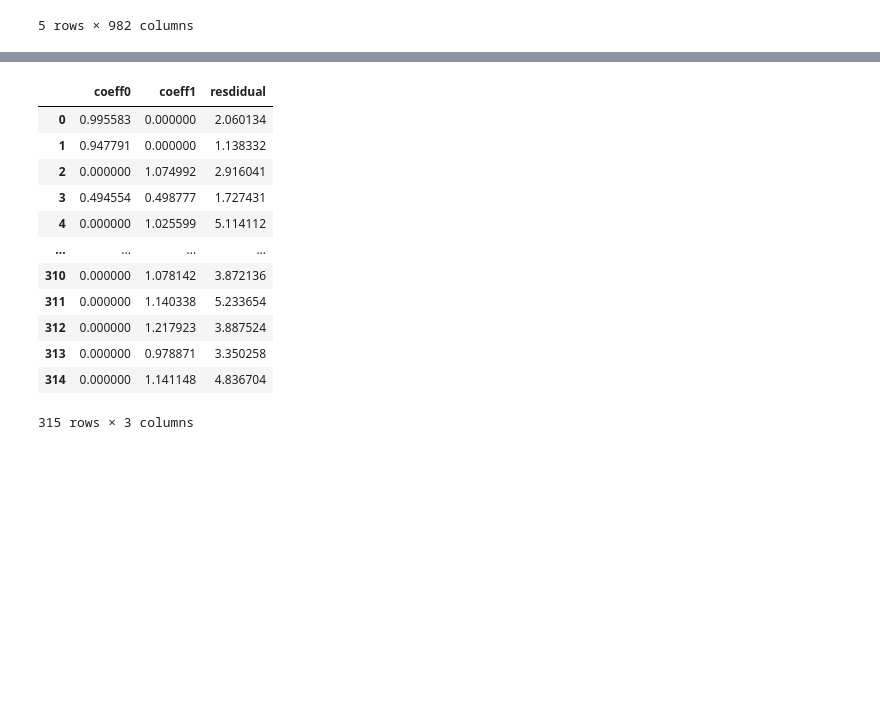
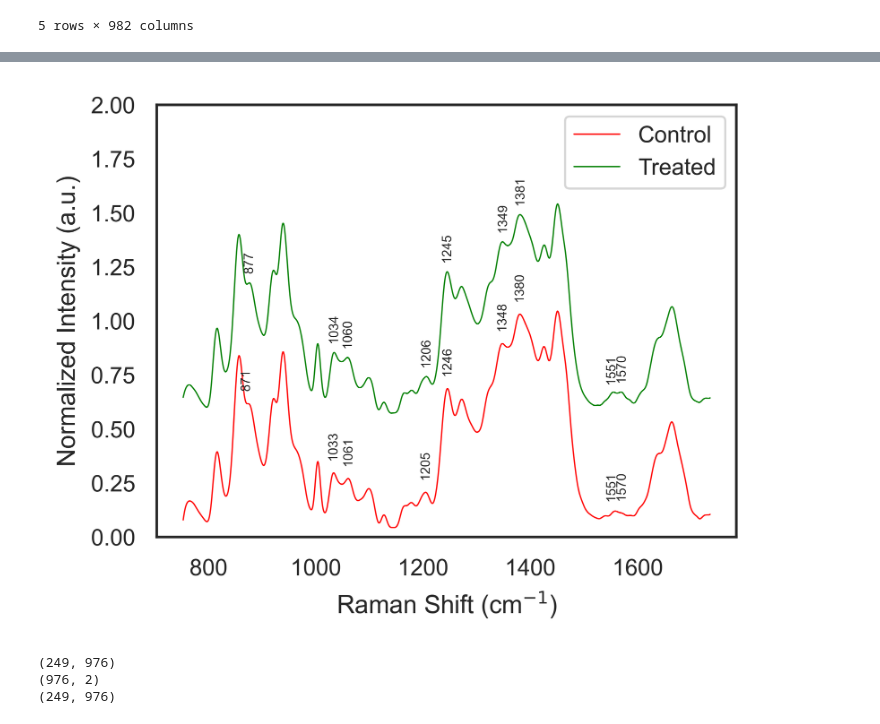
Before and after one commit to bunmiadejimi/Raman_Collagen, a Jupyter notebook: NNLS_Analysis.ipynb, the cells around one changed output, grey strips where cells are left out. Saved outputs shown, nothing was run; the diff lists cells and outputs as text; code cells hidden in the pictures; blank space fills up the shorter version.

```diff
--- a/NNLS_Analysis.ipynb
+++ b/NNLS_Analysis.ipynb
@@ -16,4 +16,4 @@ df.head()
 | 4 | 20250616 | Ctrl | 20mins | Orth | 5 | 0616-Ctrl-20mins-Orth | -0.002913 | 0.041236 | 0.079787 | 0.113092 | ... |
 5 rows × 982 columns
 # %%
-dff = df[(df['orient'] == 'Orth') & (df['sample'] != 'Trt_24h')]
+dff = df[(df['orient'] == 'Orth') & (df['trt_time'].str.contains('24h') == False )]
@@ -26,0 +20,4 @@ trt_mean = dff.groupby(['sample']).mean(numeric_only = True).reset_index().iloc[
+# %%
+w_num = dff.columns[6:]
+endmember = dff.groupby('sample').mean(numeric_only = True).iloc[:, 2:].T.values
+endmember
@@ -27 +46,50 @@ trt_mean = dff.groupby(['sample']).mean(numeric_only = True).reset_index().iloc[
+# %%
+plt.figure(figsize = (4, 3), dpi = 600)
+sns.lineplot(
+            x = w_num,
+            y = dff.groupby('sample').mean(numeric_only = True).iloc[0, 2:].values,
+            label = 'Control',
+            color = 'red',
+            lw = .5
+        )
+sns.lineplot(
+            x = w_num,
+            y = dff.groupby('sample').mean(numeric_only = True).iloc[1, 2:].values  + .5,
+            label = 'Treated',
+            color = 'green',
+            lw = .5
+        )
+plt.ylim(0, 2)
+plt.xlabel("Raman Shift (cm$^{-1}$)")
+plt.ylabel("Normalized Intensity (a.u.)")
+ctrs = [876, 1245, 1381, 1033, 1062, 1207, 1344, 1545, 1575,]
+    #orth: [1033, 1062, 1167, 1207, 1344, 1451, 1545, 1575, 1636, 1663]#816, 857, 876, 921,  1003, 1321,857,940, 975,1100, 1127, 1245, 1270,  1381, 1426,
+    #para: [876, 1321,1245, 1270,  1381, 1033, 1062, 1167, 1207, 1344, 1451, 1545, 1575, 1636, 1663]
+for c in ctrs:
+    for b in range(2):
+        mask = (dffm.columns[2:] >= c - 5) & (dffm.columns[2:] <= c + 6)
+
+        loc_idx = dffm.columns[2:][mask]
+        peak_idx = dffm.iloc[b, 2:][mask]
+
+        idx_max = np.argmax(peak_idx)
+        peak_wl = loc_idx[idx_max]
+        int_val = peak_idx.values[idx_max]
+                    #print(int_val)
+        if b == 0:
+                plt.text(peak_wl + 10, int_val + .07,#.3 * (len(dffm) + 0.3),
+                        f'{peak_wl:.0f}', rotation=90, fontsize=5, ha='right')
+        else:
+                plt.text(peak_wl+10, int_val + b/1.8,#.5 * (len(dffm) + 0.3),
+                            f'{peak_wl:.0f}', rotation=90, fontsize=5, ha='right')
+# %% [output]
+[figure, added]
+# %%
+print(X.shape)
+print(endmember.shape)
+print(fitted.shape)
+# %% [output]
+(249, 976)
+(976, 2)
+(249, 976)
 # %%
@@ -56,17 +125,0 @@ for i in range(n_samples):
-# %%
-nnls_out = pd.DataFrame(output)
-nnls_out
-# %% [output]
-|  | coeff0 | coeff1 | resdidual |
-| 0 | 0.995583 | 0.000000 | 2.060134 |
-| 1 | 0.947791 | 0.000000 | 1.138332 |
-| 2 | 0.000000 | 1.074992 | 2.916041 |
-| 3 | 0.494554 | 0.498777 | 1.727431 |
-| 4 | 0.000000 | 1.025599 | 5.114112 |
-| ... | ... | ... | ... |
-| 310 | 0.000000 | 1.078142 | 3.872136 |
-| 311 | 0.000000 | 1.140338 | 5.233654 |
-| 312 | 0.000000 | 1.217923 | 3.887524 |
-| 313 | 0.000000 | 0.978871 | 3.350258 |
-| 314 | 0.000000 | 1.141148 | 4.836704 |
-315 rows × 3 columns
```
Also changed, not shown: parts of 21 cells of this notebook.
